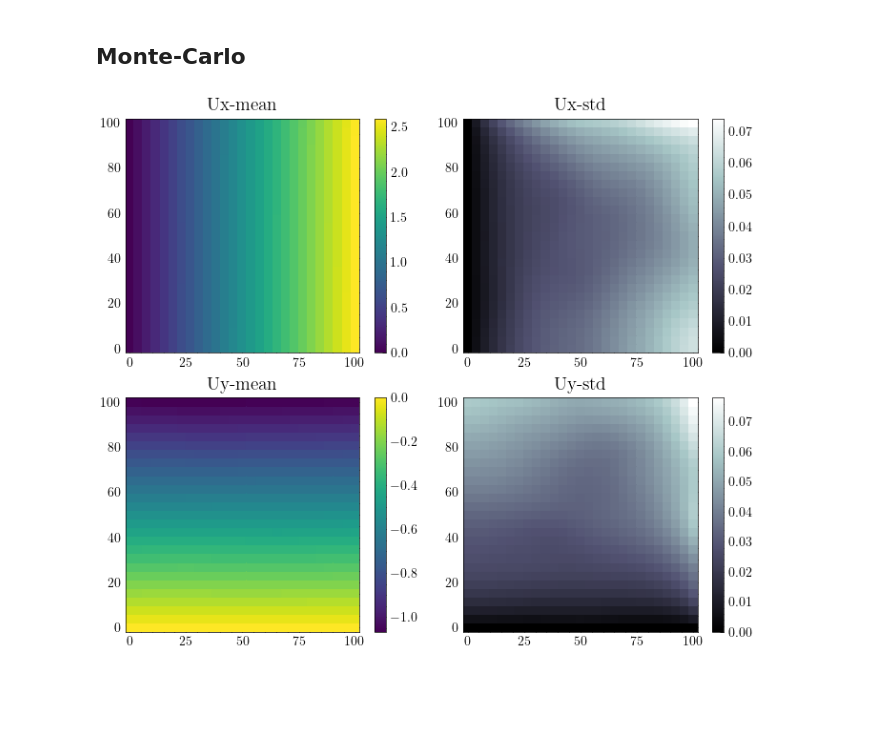
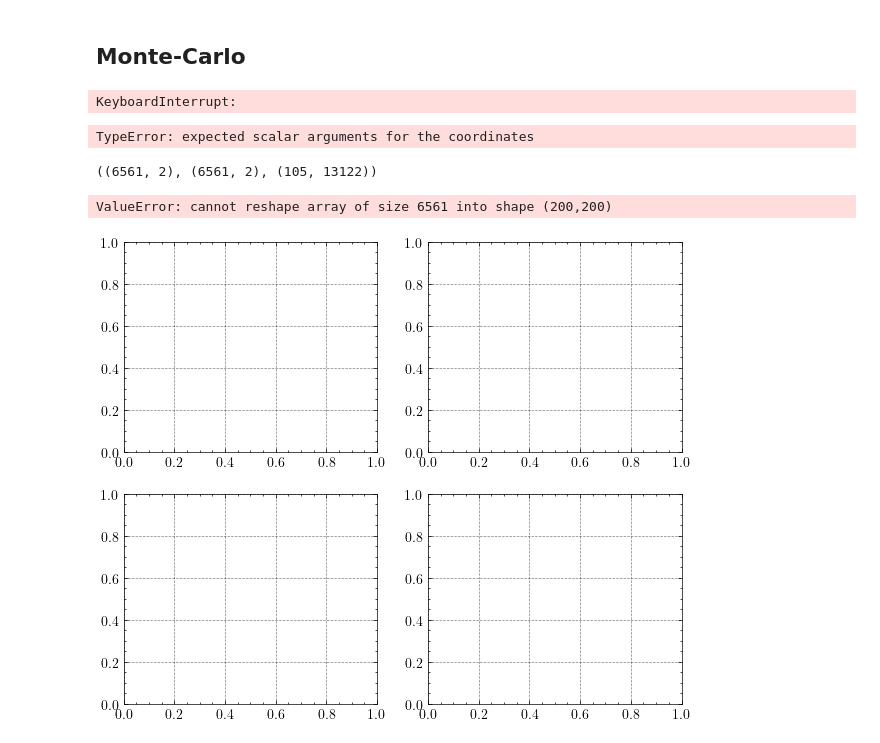
Before and after one commit to bonneted/PINN-PC, a Jupyter notebook: composite plate/thin_plate_fem.ipynb, the cells around one changed output. Saved outputs shown, nothing was run; the diff lists cells and outputs as text; code cells hidden in the pictures; blank space fills up the shorter version.

```diff
--- a/composite plate/thin_plate_fem.ipynb
+++ b/composite plate/thin_plate_fem.ipynb
@@ -348,6 +322,7 @@ np.savetxt(data_path+".dat", np.hstack((X_grid, u_val, strain_val, stress_val)),
 
 from tqdm import tqdm
 
+n_mesh_points = 80
 N_sim = int(1e3)
 set_log_level(LogLevel.ERROR)  # Limit the verbosity of FEniCS
 
@@ -368,7 +343,7 @@ mu = C33
 Lmax = Constant(100)
 
 # Create mesh and define function space
-mesh = RectangleMesh(Point(0, 0), Point(Lmax, Lmax), 100, 100)
+mesh = RectangleMesh(Point(0, 0), Point(Lmax, Lmax), n_mesh_points, n_mesh_points)
 V_scalar = FunctionSpace(mesh, 'P', 1)  # Scalar function space
 V = VectorFunctionSpace(mesh, 'P', 1)
 
@@ -452,10 +427,13 @@ V = FunctionSpace(mesh, 'P', 1)
 von_Mises = project(von_Mises, V)
 # plt.figure(figsize=(5, 5))
 # plot(von_Mises, title='Stress intensity')
+# %% [output]
+KeyboardInterrupt:
 # %%
 # Compute displacement mean and standard deviation
 u = np.stack([u.compute_vertex_values(mesh) for u in u_sol])
-
+x_plot = mesh.coordinates()[:, 0]
+y_plot = mesh.coordinates()[:, 1]
 #save the reference solution
 save = False
 if save:
@@ -465,26 +443,33 @@ if save:
 MC_u = u
 u_mean = np.mean(MC_u,axis=0).reshape((2, -1))
 u_std = np.std(MC_u,axis=0).reshape((2, -1))
+# %% [output]
+TypeError: expected scalar arguments for the coordinates
+# %%
+u_mean.shape, u_std.shape, MC_u.shape
+# %% [output]
+((6561, 2), (6561, 2), (105, 13122))
 # %%
 # Plot displacement
-coordinates = mesh.coordinates()
-grid_x, grid_y, u_mean_x = create_regular_grid(coordinates, u_mean[0, :],grid_res=27)
-_, _, u_mean_y = create_regular_grid(coordinates, u_mean[1, :],grid_res=27)
-_, _, u_std_x = create_regular_grid(coordinates, u_std[0, :],grid_res=27)
-_, _, u_std_y = create_regular_grid(coordinates, u_std[1, :],grid_res=27)
+n_plot_points = 200
+
+x_plot = np.linspace(0, Lmax_value, n_plot_points)
+y_plot = np.linspace(0, Lmax_value, n_plot_points)
+X, Y = np.meshgrid(x_plot, y_plot)
 
 fig, ax = plt.subplots(2, 2, figsize=(7.2, 6))
-im = pcolor_plot(ax[0][0], grid_x, grid_y, u_mean_x, "Ux-mean",set_axis = 'on')
+im = pcolor_plot(ax[0][0], X, Y, u_mean[:,0].reshape(X.shape), "Ux-mean",set_axis = 'on')
 fig.colorbar(im, ax=ax[0][0])
-im = pcolor_plot(ax[1][0], grid_x, grid_y, u_mean_y, "Uy-mean",set_axis = 'on')
+im = pcolor_plot(ax[1][0], X, Y, u_mean[:,1].reshape(X.shape), "Uy-mean",set_axis = 'on')
 fig.colorbar(im, ax=ax[1][0])
 # plt.suptitle("Mean")
 
-im = pcolor_plot(ax[0][1], grid_x, grid_y, u_std_x, "Ux-std",colormap="bone",set_axis = 'on')
-fig.colorbar(im, ax=ax[0][1])
-im = pcolor_plot(ax[1][1], grid_x, grid_y, u_std_y, "Uy-std",colormap="bone",set_axis = 'on')
-fig.colorbar(im, ax=ax[1][1])
-plt.tight_layout()
+# im = pcolor_plot(ax[0][1], grid_x, grid_y, u_std_x, "Ux-std",colormap="bone",set_axis = 'on')
+# fig.colorbar(im, ax=ax[0][1])
+# im = pcolor_plot(ax[1][1], grid_x, grid_y, u_std_y, "Uy-std",colormap="bone",set_axis = 'on')
+# fig.colorbar(im, ax=ax[1][1])
+# plt.tight_layout()
 # fig.savefig('figures/MonteCarlo_u.pdf', dpi=300)
 # %% [output]
+ValueError: cannot reshape array of size 6561 into shape (200,200)
-[figure, old version]
+[figure, new version]
```
Also changed, not shown: parts of 6 cells of this notebook, 1 other file.
